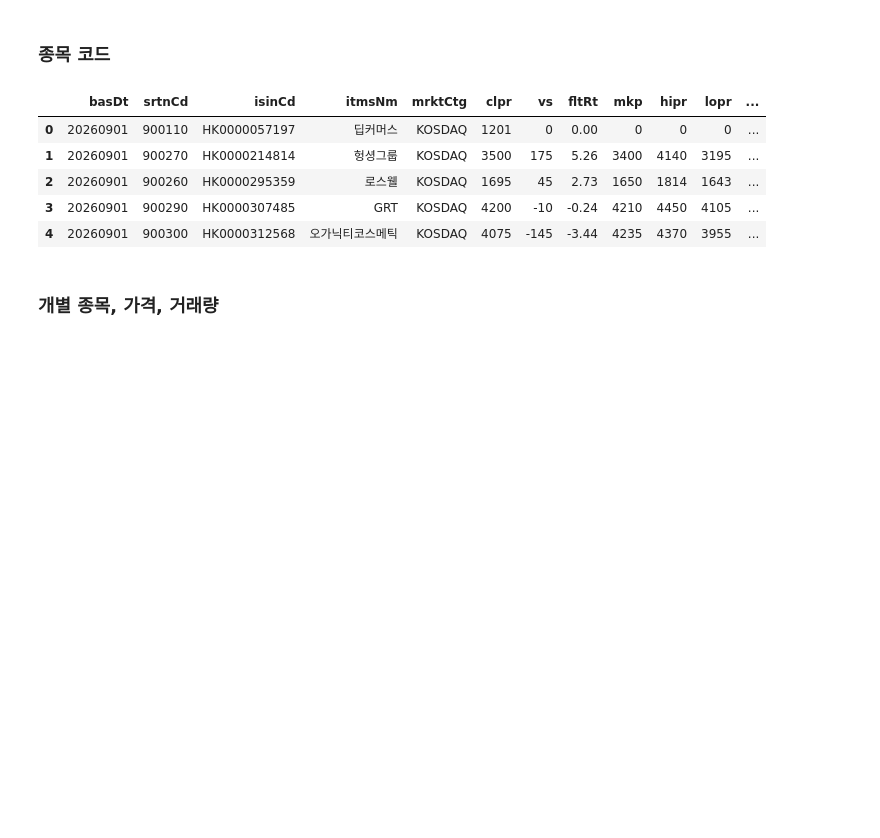
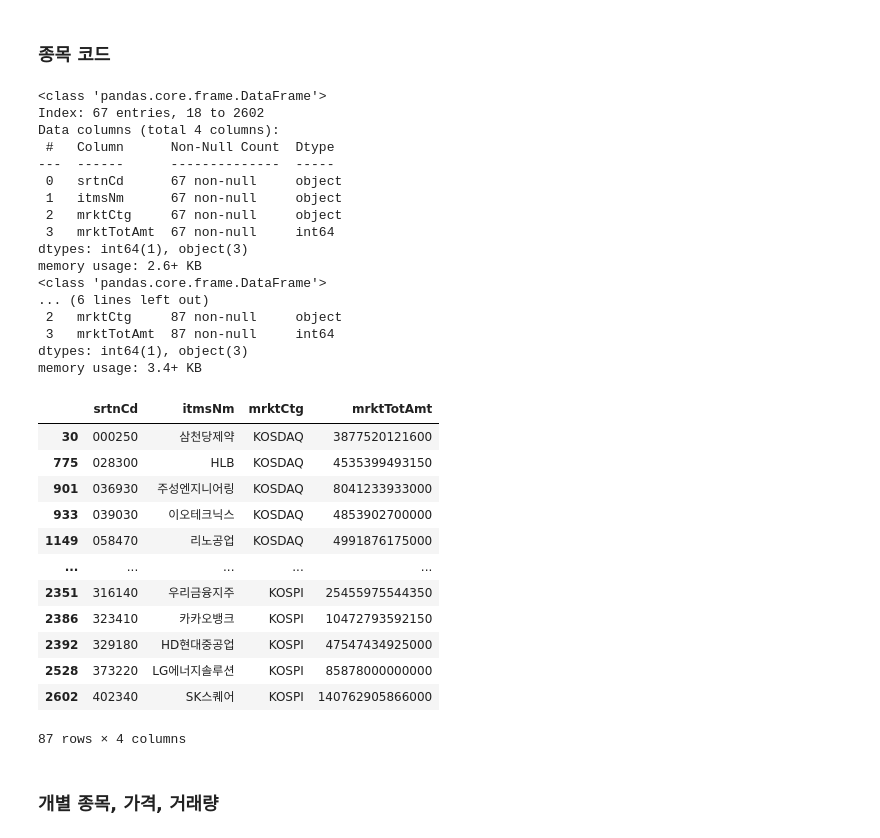
Before and after one commit to bahn28/salad, a Jupyter notebook: az_krx_001.ipynb, the cells around one changed output. Saved outputs shown, nothing was run; the diff lists cells and outputs as text; code cells hidden in the pictures; blank space fills up the shorter version.

```diff
--- a/az_krx_001.ipynb
+++ b/az_krx_001.ipynb
@@ -49,28 +49,65 @@ Successfully installed finance-datareader-0.9.202 requests-file-3.0.1
 # %%
 # 별도로 종목 리스트 받음.
 # 20260901_krx_list 1. 라이브러리 설치 (코랩의 경우 맨 앞에 ! 추가)
 #!pip install yfinance
 # import yfinance as yf
 krx_list_url = 'https://github.com/bahn28/salad/blob/main/kospi_stock_list_20260901.csv?raw=true'
-df_dat_u = pd.read_csv(krx_list_url)
+df_dat_lst = pd.read_csv(krx_list_url)
+df_dat_lst = df_dat_lst[['srtnCd', 'itmsNm', 'mrktCtg', 'mrktTotAmt']]
+df_dat_lst.head()
 # 2. KOSPI 상장 종목 전체 가져오기
 #df_kospi = fdr.StockListing('KOSPI')  # 불안정, 이것보다는 공공데이터포털 API 사용.
 #print(df_kospi[['Code', 'Name', 'Sector']].head(7))
 # 0  005930  KR7005930003    삼성전자  KOSPI  NaN   257000          2   -24500
 # 1  000660  KR7000660001  SK하이닉스  KOSPI  NaN  1688000          2   -42000
 # 2  005935  KR7005931001   삼성전자우  KOSPI  NaN   190500          2   -16500
 # 3  402340  KR7402340004   SK스퀘어  KOSPI  NaN  1072000          2   -51000
 # 4  009150  KR7009150004    삼성전기  KOSPI  NaN
 
-df_dat_u.head() # 영어 코드로 작성된걸 받자. 검색 재실행.
+#df_dat_lst.info() # 2873 by 15, 영어 코드로 작성된걸 받자. 검색 재실행.
 # 코드, 종목명 짝을 적어놓차.
+# KOSDAQ list
+df_dat_daq = df_dat_lst[(df_dat_lst['mrktCtg']=='KOSDAQ') & (df_dat_lst['mrktTotAmt']>10**12.5) ]
+#df_dat_daq.info()  # 2873 by 15 -> 1822  -> 76 -> 20
+df_dat_daq
+# KOSPI list
+df_dat_kospi = df_dat_lst[(df_dat_lst['mrktCtg']=='KOSPI') & (df_dat_lst['mrktTotAmt']>10**13) ]
+df_dat_kospi.info()  # 67 by 15
+df_dat_kospi
+df_dat = pd.concat([df_dat_daq, df_dat_kospi])  # 위-아래 붙이기
+df_dat.info()
+df_dat
 # %% [output]
+<class 'pandas.core.frame.DataFrame'>
+Index: 67 entries, 18 to 2602
+Data columns (total 4 columns):
+ #   Column      Non-Null Count  Dtype
+---  ------      --------------  -----
+ 0   srtnCd      67 non-null     object
+ 1   itmsNm      67 non-null     object
+ 2   mrktCtg     67 non-null     object
+ 3   mrktTotAmt  67 non-null     int64
+dtypes: int64(1), object(3)
+memory usage: 2.6+ KB
+<class 'pandas.core.frame.DataFrame'>
+... (6 lines left out)
+ 2   mrktCtg     87 non-null     object
+ 3   mrktTotAmt  87 non-null     int64
+dtypes: int64(1), object(3)
+memory usage: 3.4+ KB
-|  | basDt | srtnCd | isinCd | itmsNm | mrktCtg | clpr | vs | fltRt | mkp | hipr | lopr | ... |
-| 0 | 20260901 | 900110 | HK0000057197 | 딥커머스 | KOSDAQ | 1201 | 0 | 0.00 | 0 | 0 | 0 | ... |
-| 1 | 20260901 | 900270 | HK0000214814 | 헝셩그룹 | KOSDAQ | 3500 | 175 | 5.26 | 3400 | 4140 | 3195 | ... |
-| 2 | 20260901 | 900260 | HK0000295359 | 로스웰 | KOSDAQ | 1695 | 45 | 2.73 | 1650 | 1814 | 1643 | ... |
-| 3 | 20260901 | 900290 | HK0000307485 | GRT | KOSDAQ | 4200 | -10 | -0.24 | 4210 | 4450 | 4105 | ... |
-| 4 | 20260901 | 900300 | HK0000312568 | 오가닉티코스메틱 | KOSDAQ | 4075 | -145 | -3.44 | 4235 | 4370 | 3955 | ... |
+|  | srtnCd | itmsNm | mrktCtg | mrktTotAmt |
+| 30 | 000250 | 삼천당제약 | KOSDAQ | 3877520121600 |
+| 775 | 028300 | HLB | KOSDAQ | 4535399493150 |
+| 901 | 036930 | 주성엔지니어링 | KOSDAQ | 8041233933000 |
+| 933 | 039030 | 이오테크닉스 | KOSDAQ | 4853902700000 |
+| 1149 | 058470 | 리노공업 | KOSDAQ | 4991876175000 |
+| ... | ... | ... | ... | ... |
+| 2351 | 316140 | 우리금융지주 | KOSPI | 25455975544350 |
+| 2386 | 323410 | 카카오뱅크 | KOSPI | 10472793592150 |
+| 2392 | 329180 | HD현대중공업 | KOSPI | 47547434925000 |
+| 2528 | 373220 | LG에너지솔루션 | KOSPI | 85878000000000 |
+| 2602 | 402340 | SK스퀘어 | KOSPI | 140762905866000 |
+87 rows × 4 columns
 # %% [markdown]
 ### 개별 종목, 가격, 거래량
 # %%
```
Also changed, not shown: parts of 1 cell of this notebook.
